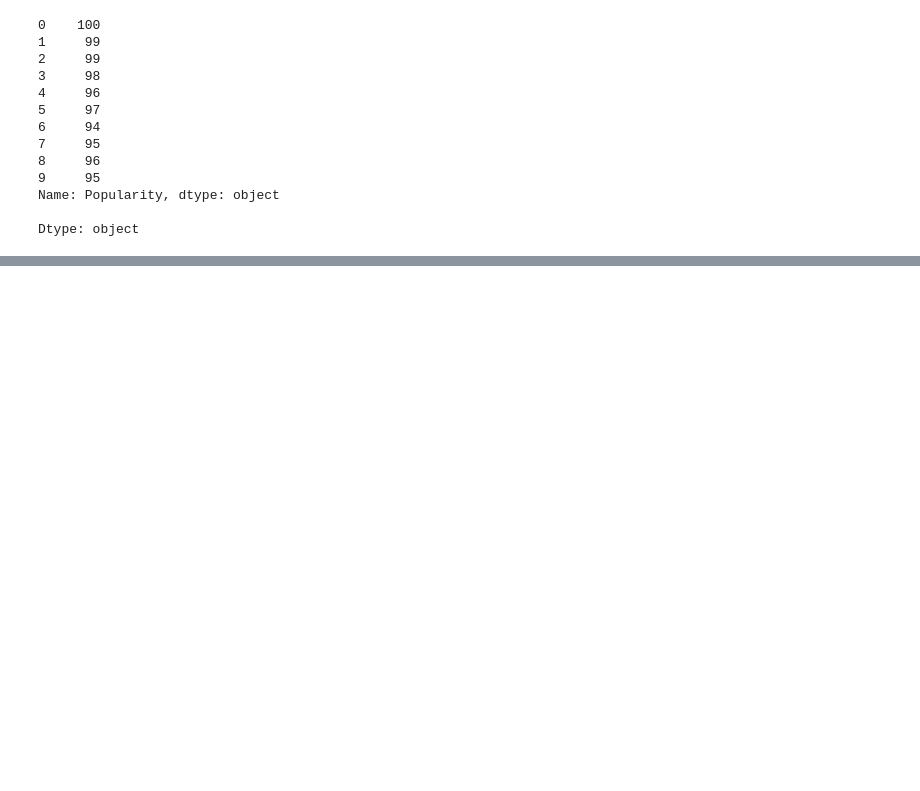
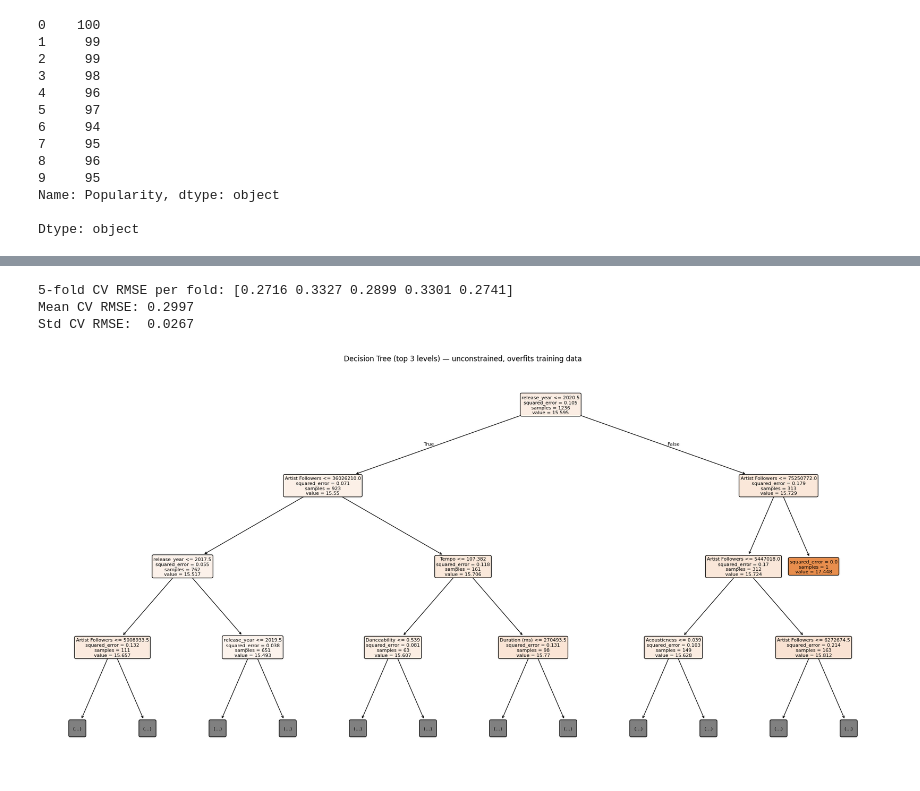
Before and after one commit to cyeef/Data-Science-Portfolio-C21-, a Jupyter notebook: Projects/Project-4/Spotify.Description.for.Students.ipynb, the cells around one changed output, grey strips where cells are left out. Cells and saved outputs as stored; diff of their text form; code cells hidden in the pictures; blank space fills up the shorter version.

```diff
--- a/Projects/Project-4/Spotify.Description.for.Students.ipynb
+++ b/Projects/Project-4/Spotify.Description.for.Students.ipynb
@@ -339,0 +821,13 @@ KeyError: 'popularity'
+# %%
+from sklearn.tree import DecisionTreeRegressor
+
+dt = DecisionTreeRegressor(random_state=42)
+dt.fit(X_train, y_train)
+
+rmse_dt_train = np.sqrt(mean_squared_error(y_train, dt.predict(X_train)))
+rmse_dt_test  = np.sqrt(mean_squared_error(y_test,  dt.predict(X_test)))
+
+print(f"Decision Tree — Train RMSE: {rmse_dt_train:.4f}")
+print(f"Decision Tree — Test RMSE:  {rmse_dt_test:.4f}")
+print(f"Dummy Test RMSE: 0.2914")
+print(f"RF Test RMSE:    0.2883")
@@ -339,0 +964,15 @@ KeyError: 'popularity'
+# %%
+from sklearn.ensemble import GradientBoostingRegressor
+
+gb = GradientBoostingRegressor(random_state=42)
+gb.fit(X_train, y_train)
+
+rmse_gb_train = np.sqrt(mean_squared_error(y_train, gb.predict(X_train)))
+rmse_gb_test  = np.sqrt(mean_squared_error(y_test,  gb.predict(X_test)))
+
+print(f"Gradient Boosting default — Train RMSE: {rmse_gb_train:.4f}")
+print(f"Gradient Boosting default — Test RMSE:  {rmse_gb_test:.4f}")
+print(f"\nComparison:")
+print(f"  Dummy:              0.2914")
+print(f"  RF tuned:           0.2791")
+print(f"  Gradient Boosting:  {rmse_gb_test:.4f}")
@@ -339,0 +1050,35 @@ KeyError: 'popularity'
+# %%
+from sklearn.model_selection import cross_val_score
+
+cv_scores = cross_val_score(
+    best_gb, X_train, y_train,
+    scoring='neg_root_mean_squared_error',
+    cv=5
+)
+cv_rmse = -cv_scores
+print(f"5-fold CV RMSE per fold: {cv_rmse.round(4)}")
+print(f"Mean CV RMSE: {cv_rmse.mean():.4f}")
+print(f"Std CV RMSE:  {cv_rmse.std():.4f}")
+# %% [output]
+5-fold CV RMSE per fold: [0.2716 0.3327 0.2899 0.3301 0.2741]
+Mean CV RMSE: 0.2997
+Std CV RMSE:  0.0267
+# %%
+from sklearn.tree import plot_tree
+import matplotlib.pyplot as plt
+
+fig, ax = plt.subplots(figsize=(20, 10))
+plot_tree(
+    dt,                          # the unconstrained Decision Tree from earlier
+    feature_names=X_train.columns,
+    filled=True,
+    rounded=True,
+    max_depth=3,                 # only show top 3 levels — full tree is unreadable
+    fontsize=8,
+    ax=ax
+)
+ax.set_title('Decision Tree (top 3 levels) — unconstrained, overfits training data')
+plt.tight_layout()
+plt.show()
+# %% [output]
+[figure, added]
```
Also changed, not shown: parts of 60 cells of this notebook.
